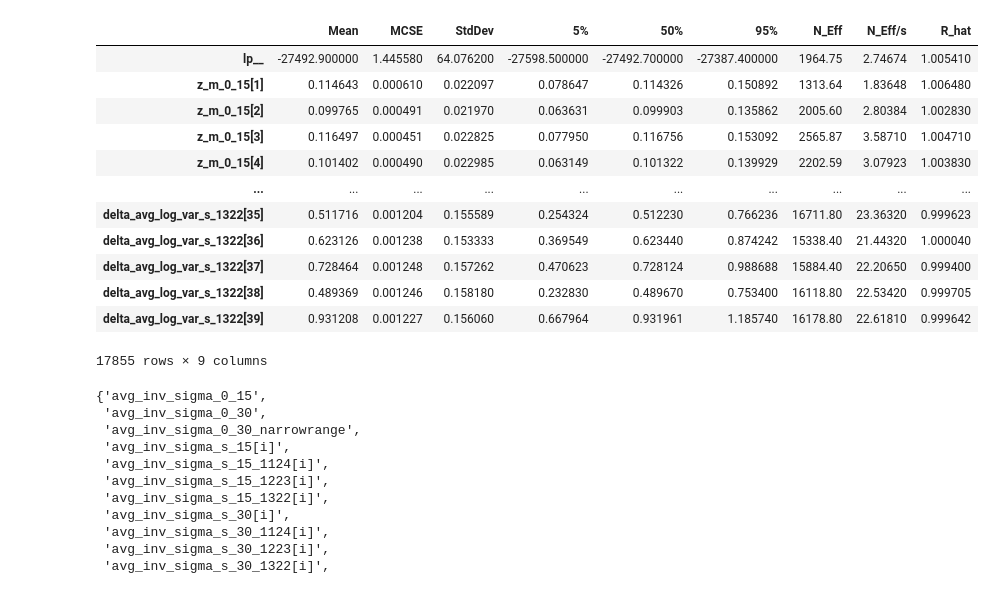
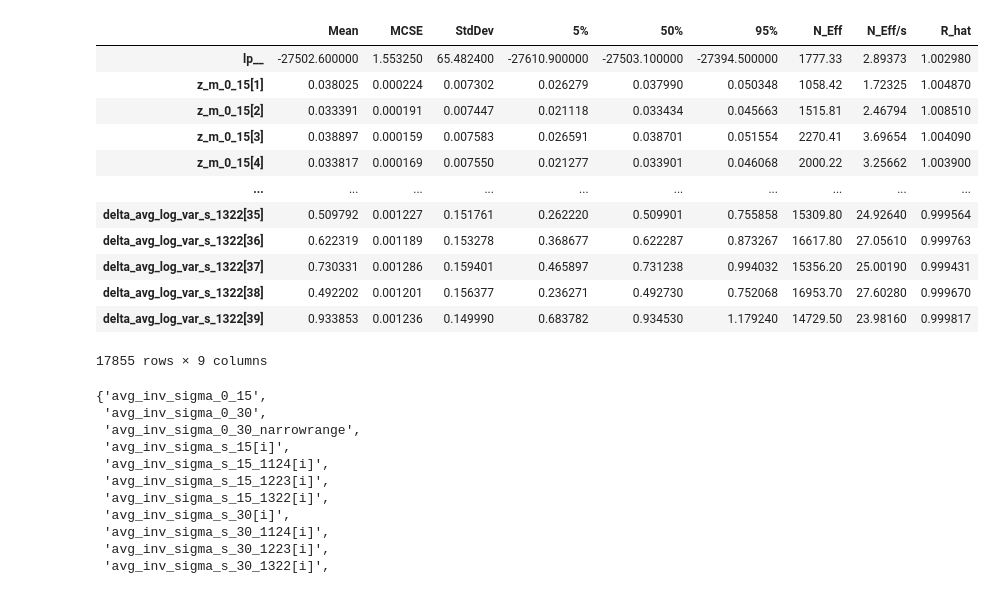
Before and after one commit to Gilles86/neural_priors, a Jupyter notebook: notebooks/stan_output.ipynb, the cells around one changed output. Saved outputs shown, nothing was run; the diff lists cells and outputs as text; code cells hidden in the pictures.

```diff
--- a/notebooks/stan_output.ipynb
+++ b/notebooks/stan_output.ipynb
@@ -17,21 +18,23 @@ W_WIDE   = 30.
 HW_NARROW = W_NARROW/2
 HW_WIDE   = W_WIDE/2
 # %%
-summary = pd.read_csv('stan/outputs/summaries/results_20250804142343.csv', index_col=0)
+#summary = pd.read_csv('stan/outputs/summaries/results_20250804142343.csv', index_col=0)
+#summary = pd.read_csv('stan/outputs/summaries_30/results_20250804212421.csv', index_col=0) # prior on m_0 -> 30
+summary = pd.read_csv('stan/outputs/summaries_30/results_20250804214456.csv', index_col=0) # prior on m_0 -> 30, prior on sigma_0 -> 10
 summary
 # %% [output]
 |  | Mean | MCSE | StdDev | 5% | 50% | 95% | N_Eff | N_Eff/s | R_hat |
-| lp__ | -27492.900000 | 1.445580 | 64.076200 | -27598.500000 | -27492.700000 | -27387.400000 | 1964.75 | 2.74674 | 1.005410 |
-| z_m_0_15[1] | 0.114643 | 0.000610 | 0.022097 | 0.078647 | 0.114326 | 0.150892 | 1313.64 | 1.83648 | 1.006480 |
-| z_m_0_15[2] | 0.099765 | 0.000491 | 0.021970 | 0.063631 | 0.099903 | 0.135862 | 2005.60 | 2.80384 | 1.002830 |
-| z_m_0_15[3] | 0.116497 | 0.000451 | 0.022825 | 0.077950 | 0.116756 | 0.153092 | 2565.87 | 3.58710 | 1.004710 |
-| z_m_0_15[4] | 0.101402 | 0.000490 | 0.022985 | 0.063149 | 0.101322 | 0.139929 | 2202.59 | 3.07923 | 1.003830 |
+| lp__ | -27502.600000 | 1.553250 | 65.482400 | -27610.900000 | -27503.100000 | -27394.500000 | 1777.33 | 2.89373 | 1.002980 |
+| z_m_0_15[1] | 0.038025 | 0.000224 | 0.007302 | 0.026279 | 0.037990 | 0.050348 | 1058.42 | 1.72325 | 1.004870 |
+| z_m_0_15[2] | 0.033391 | 0.000191 | 0.007447 | 0.021118 | 0.033434 | 0.045663 | 1515.81 | 2.46794 | 1.008510 |
+| z_m_0_15[3] | 0.038897 | 0.000159 | 0.007583 | 0.026591 | 0.038701 | 0.051554 | 2270.41 | 3.69654 | 1.004090 |
+| z_m_0_15[4] | 0.033817 | 0.000169 | 0.007550 | 0.021277 | 0.033901 | 0.046068 | 2000.22 | 3.25662 | 1.003900 |
 | ... | ... | ... | ... | ... | ... | ... | ... | ... | ... |
-| delta_avg_log_var_s_1322[35] | 0.511716 | 0.001204 | 0.155589 | 0.254324 | 0.512230 | 0.766236 | 16711.80 | 23.36320 | 0.999623 |
-| delta_avg_log_var_s_1322[36] | 0.623126 | 0.001238 | 0.153333 | 0.369549 | 0.623440 | 0.874242 | 15338.40 | 21.44320 | 1.000040 |
-| delta_avg_log_var_s_1322[37] | 0.728464 | 0.001248 | 0.157262 | 0.470623 | 0.728124 | 0.988688 | 15884.40 | 22.20650 | 0.999400 |
-| delta_avg_log_var_s_1322[38] | 0.489369 | 0.001246 | 0.158180 | 0.232830 | 0.489670 | 0.753400 | 16118.80 | 22.53420 | 0.999705 |
-| delta_avg_log_var_s_1322[39] | 0.931208 | 0.001227 | 0.156060 | 0.667964 | 0.931961 | 1.185740 | 16178.80 | 22.61810 | 0.999642 |
+| delta_avg_log_var_s_1322[35] | 0.509792 | 0.001227 | 0.151761 | 0.262220 | 0.509901 | 0.755858 | 15309.80 | 24.92640 | 0.999564 |
+| delta_avg_log_var_s_1322[36] | 0.622319 | 0.001189 | 0.153278 | 0.368677 | 0.622287 | 0.873267 | 16617.80 | 27.05610 | 0.999763 |
+| delta_avg_log_var_s_1322[37] | 0.730331 | 0.001286 | 0.159401 | 0.465897 | 0.731238 | 0.994032 | 15356.20 | 25.00190 | 0.999431 |
+| delta_avg_log_var_s_1322[38] | 0.492202 | 0.001201 | 0.156377 | 0.236271 | 0.492730 | 0.752068 | 16953.70 | 27.60280 | 0.999670 |
+| delta_avg_log_var_s_1322[39] | 0.933853 | 0.001236 | 0.149990 | 0.683782 | 0.934530 | 1.179240 | 14729.50 | 23.98160 | 0.999817 |
 17855 rows × 9 columns
 # %%
 zs = []
```
Also changed, not shown: parts of 14 cells of this notebook.
